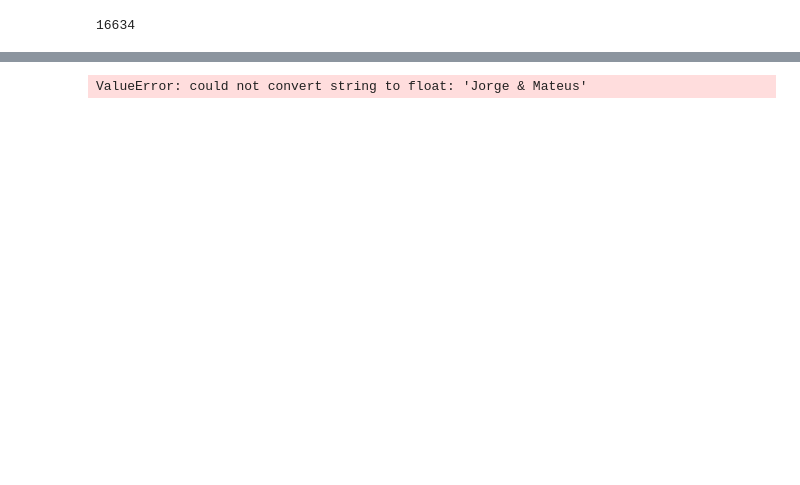
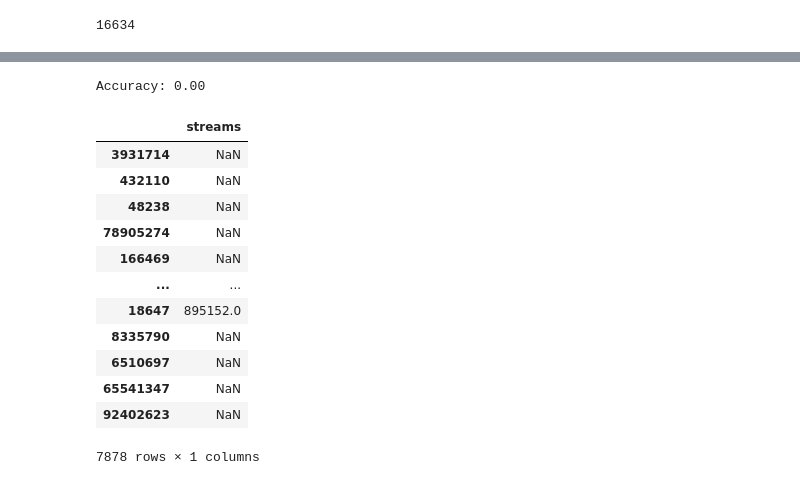
Before and after one commit to AndreasHaavik/BigDataSpotify, a Jupyter notebook: cleaningdata.ipynb, the cells around one changed output, grey strips where cells are left out. Saved outputs shown, nothing was run; the diff lists cells and outputs as text; code cells hidden in the pictures; blank space fills up the shorter version.

Commit message:
desiciontree test

```diff
--- a/cleaningdata.ipynb
+++ b/cleaningdata.ipynb
@@ -176,21 +187,25 @@ Name: streams, Length: 26257, dtype: int64
 import pandas as pd
 from sklearn.model_selection import train_test_split
 
-# Print column names to inspect
-print(cleaned_df.columns)
-
 
 
 # Separate features (X) and labels (y)
-X = cleaned_df[['artist_names','artists_num','artist_genre','collab','track_name','release_date', 'album_num_tracks', 'source', 'peak_rank','weeks_on_chart', 'danceability', 'energy', 'key','loudness', 'speechiness', 'acousticness', 'instrumentalness', 'liveness', 'valence', 'tempo', 'duration']]
-y = cleaned_df['streams']  # Replace 'streams' with the actual column name in your dataset
+'''X = cleaned_df[['artist_names','artists_num','artist_genre','collab','track_name','release_date', 'album_num_tracks', 'source', 'peak_rank','weeks_on_chart', 'danceability', 'energy', 'key','loudness', 'speechiness', 'acousticness', 'instrumentalness', 'liveness', 'valence', 'tempo', 'duration']]'''
+X = cleaned_df[['danceability','energy']]
+
+y = cleaned_df['streams'] # Replace 'streams' with the actual column name in your dataset
 
 # Split the dataset into 70% training and 30% test
 X_train, X_test, y_train, y_test = train_test_split(X, y, test_size=0.3, random_state=42)
 
 # Display the shapes of the resulting sets
 print("X_train shape:", X_train.shape)
+print(X_train.head())
 print("X_test shape:", X_test.shape)
+print(X_test.head())
 print("y_train shape:", y_train.shape)
+print(y_train.head())
 print("y_test shape:", y_test.shape)
+print(y_test.head())
+print (X)
 # %% [output]
@@ -207,7 +230,37 @@ y_test shape: (7878,)
-# %%
-from sklearn import tree
-dtree = tree.DecisionTreeClassifier()
-dtree.fit(X, y)
-print("Accuracy on training set: {:.3f}".format(dtree.score(X, y)))
-# %% [output]
-ValueError: could not convert string to float: 'Jorge & Mateus'
+# %%
+import pandas as pd
+from sklearn.model_selection import train_test_split
+from sklearn.tree import DecisionTreeClassifier
+from sklearn.metrics import accuracy_score
+
+
+# Create a decision tree classifier
+clf = DecisionTreeClassifier(random_state=42)
+
+# Train the model on the training set
+clf.fit(X_train, y_train)
+
+# Make predictions on the testing set
+y_pred = clf.predict(X_test)
+
+# Evaluate the accuracy of the model
+accuracy = accuracy_score(y_test, y_pred)
+print(f"Accuracy: {accuracy:.2f}")
+# %% [output]
+Accuracy: 0.00
+# %%
+pd.DataFrame(y_test,y_pred)
+# %% [output]
+|  | streams |
+| 3931714 | NaN |
+| 432110 | NaN |
+| 48238 | NaN |
+| 78905274 | NaN |
+| 166469 | NaN |
+| ... | ... |
+| 18647 | 895152.0 |
+| 8335790 | NaN |
+| 6510697 | NaN |
+| 65541347 | NaN |
+| 92402623 | NaN |
+7878 rows × 1 columns
```
Also changed, not shown: parts of 8 cells of this notebook, 3 other files.
